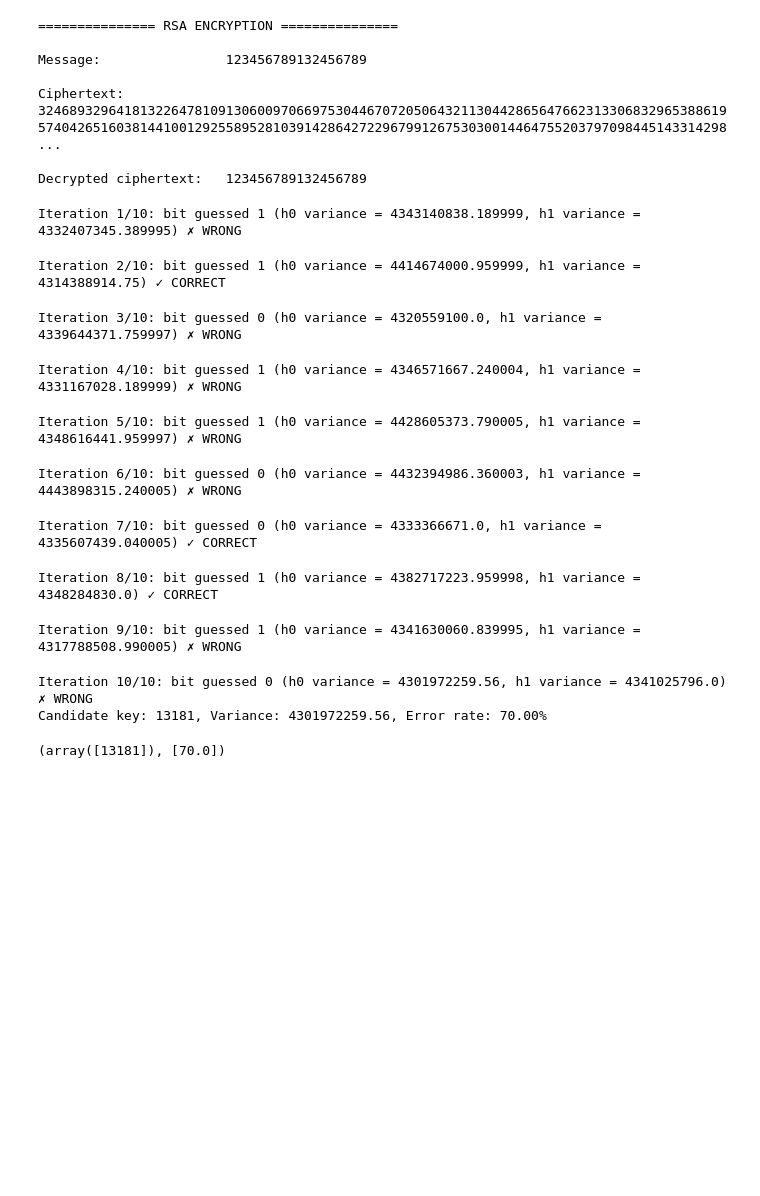
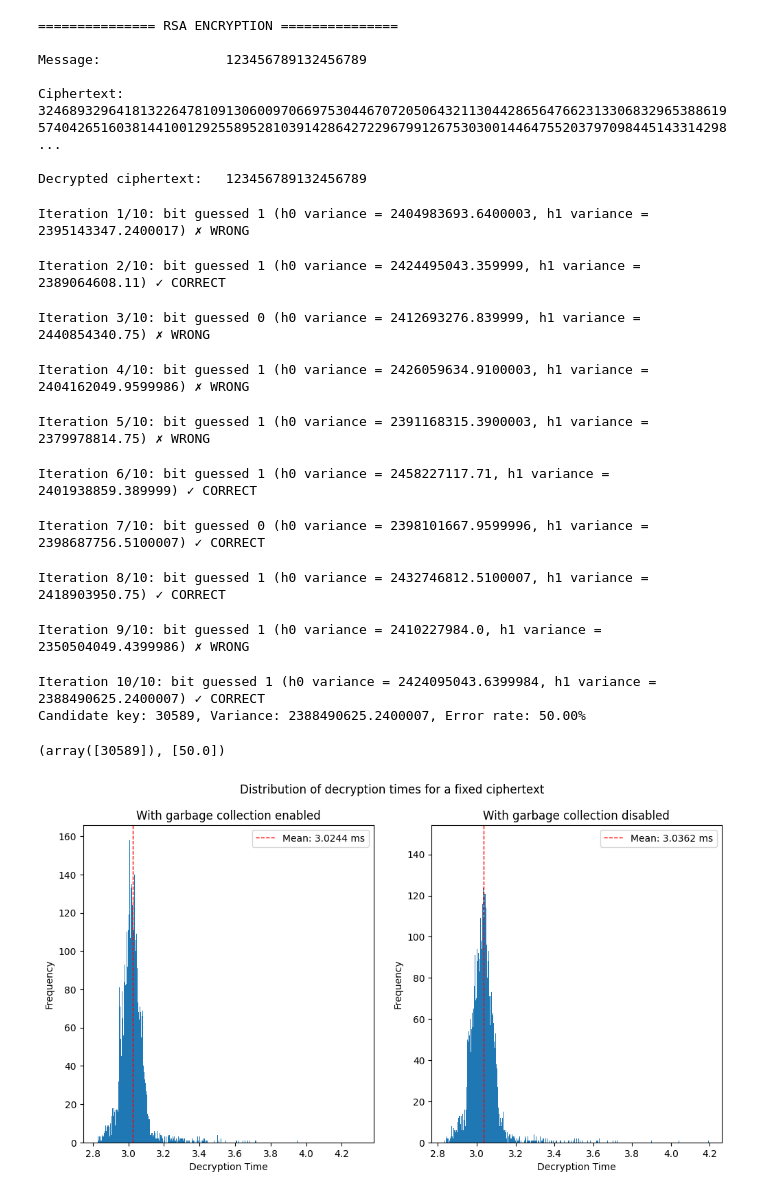
Before and after one commit to Arkanthara/advanced_security, a Jupyter notebook: code/rsa_timing_attack.ipynb, the cells around one changed output. Saved outputs shown, nothing was run; the diff lists cells and outputs as text; code cells hidden in the pictures; blank space fills up the shorter version.

```diff
--- a/code/rsa_timing_attack.ipynb
+++ b/code/rsa_timing_attack.ipynb
@@ -345,17 +359,17 @@ def timing_attack(RSA_instance: RSA, num_samples: int = 1000, num_repetitions: i
         print(f"Candidate key: {key}, Variance: {variance}, Error rate: {error_rate[-1]:.2f}%")
     return candidate_keys, error_rate
 # %%
-timing_attack(RSA_instance, num_samples=100, num_repetitions=10, num_iterations=10, num_known_bits=5, buffer_size=1)
+timing_attack(RSA_instance, num_samples=100, num_repetitions=10, num_iterations=10, num_known_bits=5, buffer_size=1, garbage_enabled=True, progress_bar=False)
 # %% [output]
-Iteration 1/10: bit guessed 1 (h0 variance = 4343140838.189999, h1 variance = 4332407345.389995) ✗ WRONG
+Iteration 1/10: bit guessed 1 (h0 variance = 2404983693.6400003, h1 variance = 2395143347.2400017) ✗ WRONG
-Iteration 2/10: bit guessed 1 (h0 variance = 4414674000.959999, h1 variance = 4314388914.75) ✓ CORRECT
+Iteration 2/10: bit guessed 1 (h0 variance = 2424495043.359999, h1 variance = 2389064608.11) ✓ CORRECT
-Iteration 3/10: bit guessed 0 (h0 variance = 4320559100.0, h1 variance = 4339644371.759997) ✗ WRONG
+Iteration 3/10: bit guessed 0 (h0 variance = 2412693276.839999, h1 variance = 2440854340.75) ✗ WRONG
-Iteration 4/10: bit guessed 1 (h0 variance = 4346571667.240004, h1 variance = 4331167028.189999) ✗ WRONG
+Iteration 4/10: bit guessed 1 (h0 variance = 2426059634.9100003, h1 variance = 2404162049.9599986) ✗ WRONG
-Iteration 5/10: bit guessed 1 (h0 variance = 4428605373.790005, h1 variance = 4348616441.959997) ✗ WRONG
+Iteration 5/10: bit guessed 1 (h0 variance = 2391168315.3900003, h1 variance = 2379978814.75) ✗ WRONG
-Iteration 6/10: bit guessed 0 (h0 variance = 4432394986.360003, h1 variance = 4443898315.240005) ✗ WRONG
+Iteration 6/10: bit guessed 1 (h0 variance = 2458227117.71, h1 variance = 2401938859.389999) ✓ CORRECT
-Iteration 7/10: bit guessed 0 (h0 variance = 4333366671.0, h1 variance = 4335607439.040005) ✓ CORRECT
+Iteration 7/10: bit guessed 0 (h0 variance = 2398101667.9599996, h1 variance = 2398687756.5100007) ✓ CORRECT
-Iteration 8/10: bit guessed 1 (h0 variance = 4382717223.959998, h1 variance = 4348284830.0) ✓ CORRECT
+Iteration 8/10: bit guessed 1 (h0 variance = 2432746812.5100007, h1 variance = 2418903950.75) ✓ CORRECT
-Iteration 9/10: bit guessed 1 (h0 variance = 4341630060.839995, h1 variance = 4317788508.990005) ✗ WRONG
+Iteration 9/10: bit guessed 1 (h0 variance = 2410227984.0, h1 variance = 2350504049.4399986) ✗ WRONG
-Iteration 10/10: bit guessed 0 (h0 variance = 4301972259.56, h1 variance = 4341025796.0) ✗ WRONG
-Candidate key: 13181, Variance: 4301972259.56, Error rate: 70.00%
+Iteration 10/10: bit guessed 1 (h0 variance = 2424095043.6399984, h1 variance = 2388490625.2400007) ✓ CORRECT
+Candidate key: 30589, Variance: 2388490625.2400007, Error rate: 50.00%
-(array([13181]), [70.0])
+(array([30589]), [50.0])
@@ -361,0 +415,23 @@ Candidate key: 13181, Variance: 4301972259.56, Error rate: 70.00%
+# %%
+samples_stats_gc_enabled = get_samples_stats(RSA_instance, d_A, num_samples=10000, garbage_enabled=True, progress_bar=True) / 1e6
+samples_stats_gc_disabled = get_samples_stats(RSA_instance, d_A, num_samples=10000, garbage_enabled=False, progress_bar=True) / 1e6
+# %%
+plt.figure(figsize=(12, 6))
+plt.suptitle("Distribution of decryption times for a fixed ciphertext")
+plt.subplot(1, 2, 1)
+plt.hist(samples_stats_gc_enabled, bins=1000)
+plt.axvline(np.mean(samples_stats_gc_enabled), color='red', linestyle='dashed', linewidth=1, label=f'Mean: {np.mean(samples_stats_gc_enabled):.4f} ms')
+plt.title("With garbage collection enabled")
+plt.xlabel("Decryption Time")
+plt.ylabel("Frequency")
+plt.legend()
+plt.subplot(1, 2, 2)
+plt.hist(samples_stats_gc_disabled, bins=1000)
+plt.axvline(np.mean(samples_stats_gc_disabled), color='red', linestyle='dashed', linewidth=1, label=f'Mean: {np.mean(samples_stats_gc_disabled):.4f} ms')
+plt.title("With garbage collection disabled")
+plt.xlabel("Decryption Time")
+plt.ylabel("Frequency")
+plt.legend()
+plt.show()
+# %% [output]
+[figure, added]
```
Also changed, not shown: parts of 18 cells of this notebook.
